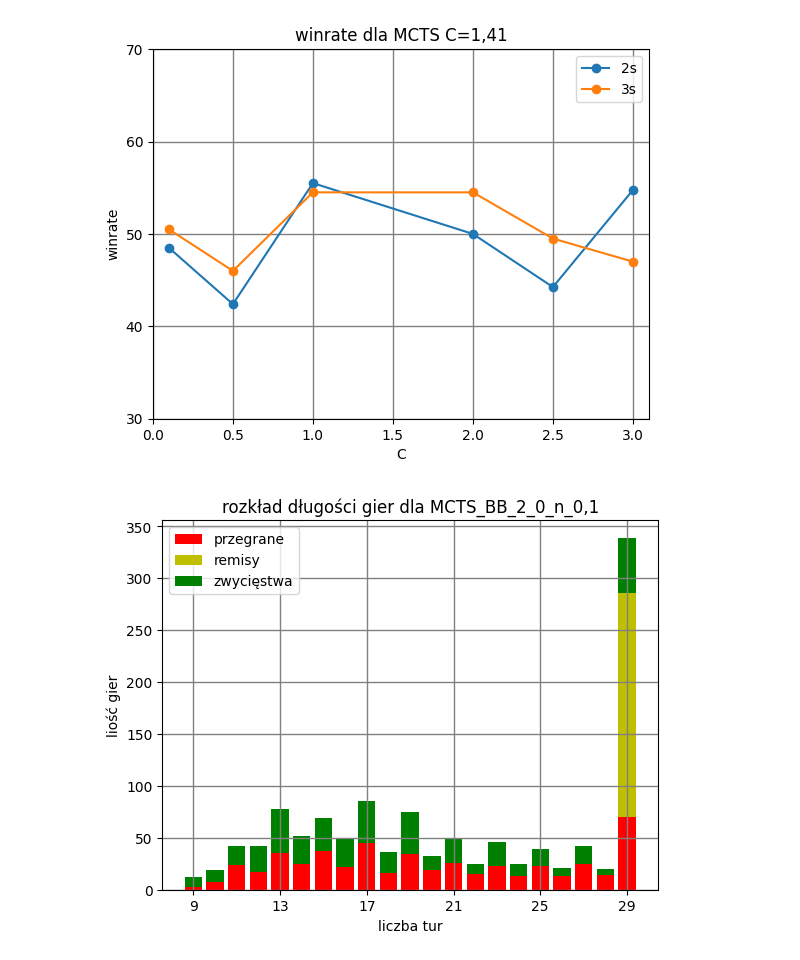
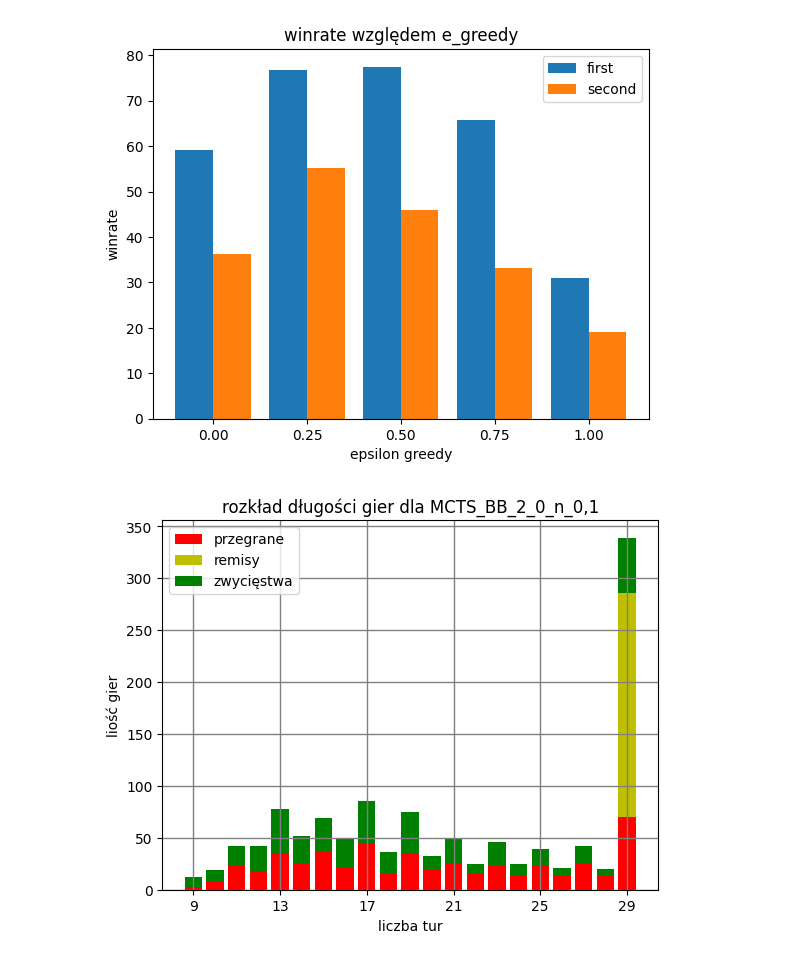
Before and after one commit to Piotr17x/BiZD, a Jupyter notebook: proj-8.ipynb, the cells around one changed output. Drawn from its saved outputs; the diff is of its cells as text; code cells hidden in the pictures.

```diff
--- a/proj-8.ipynb
+++ b/proj-8.ipynb
@@ -21,27 +21,29 @@ warnings.filterwarnings("ignore", category=UserWarning)
 connection = oracledb.connect(user=config.user, password=config.password,
                               dsn=config.dsn)
 cursor = connection.cursor()
-# %%
-df_vs_stats = pd.read_sql('select * from simulation_vs_stats', connection)
-
-df_filtered = df_vs_stats[df_vs_stats.PRIMARY_PARAMETER == 'MCTS_2_0_n_1,41']
-df_filtered = df_filtered.sort_values(by=['C'])
-plt.plot(df_filtered.C, df_filtered.WINRATE, marker='o', label='2s')
-
-df_filtered = df_vs_stats[df_vs_stats.PRIMARY_PARAMETER == 'MCTS_3_0_n_1,41']
-df_filtered = df_filtered.sort_values(by=['C'])
-plt.plot(df_filtered.C, df_filtered.WINRATE, marker='o', label='3s')
-
-plt.legend()
-plt.title(f'winrate dla MCTS C=1,41')
-plt.xlim([0, 3.1])
-plt.yticks(range(30, 71, 10))
-plt.grid(color='grey', linestyle='-', linewidth=1)
-plt.xlabel('C')
-plt.ylabel('winrate')
-plt.show()
-# %% [output]
-[figure, removed]
+# %%
+df_vs_stats = pd.read_sql('select * from simulation_vs_stats', connection)
+lista = [
+    'MCTS_2_0_2_1,41',
+    'MCTS_2_0,25_2_1,41',
+    'MCTS_2_0,5_2_1,41',
+    'MCTS_2_0,75_2_1,41',
+    'MCTS_2_1_2_1,41'
+]
+new_df = df_vs_stats[df_vs_stats['SECONDARY_PARAMETER'].isin(lista)]
+new_df = new_df.sort_values(by=['E_GREEDY'])
+new_df = new_df.groupby(['E_GREEDY']).mean()
+
+plt.bar([x - 0.05 for x in list(new_df.index)], [100 - x for x in new_df['SECOND_WINRATE']], width = 0.1, label='first')
+plt.bar([x + 0.05 for x in list(new_df.index)], [100 - x for x in new_df['FIRST_WINRATE']], width = 0.1, label='second')
+plt.xticks(list(new_df.index))
+plt.legend()
+plt.title(f'winrate względem e_greedy')
+plt.xlabel('epsilon greedy')
+plt.ylabel('winrate')
+plt.show()
+# %% [output]
+[figure, added]
 # %%
 df_turn_stats = pd.read_sql('select * from simulation_turn_stats', connection)
 parameter = 'MCTS_BB_2_0_n_0,1'
```
Also changed, not shown: parts of 1 cell of this notebook.
